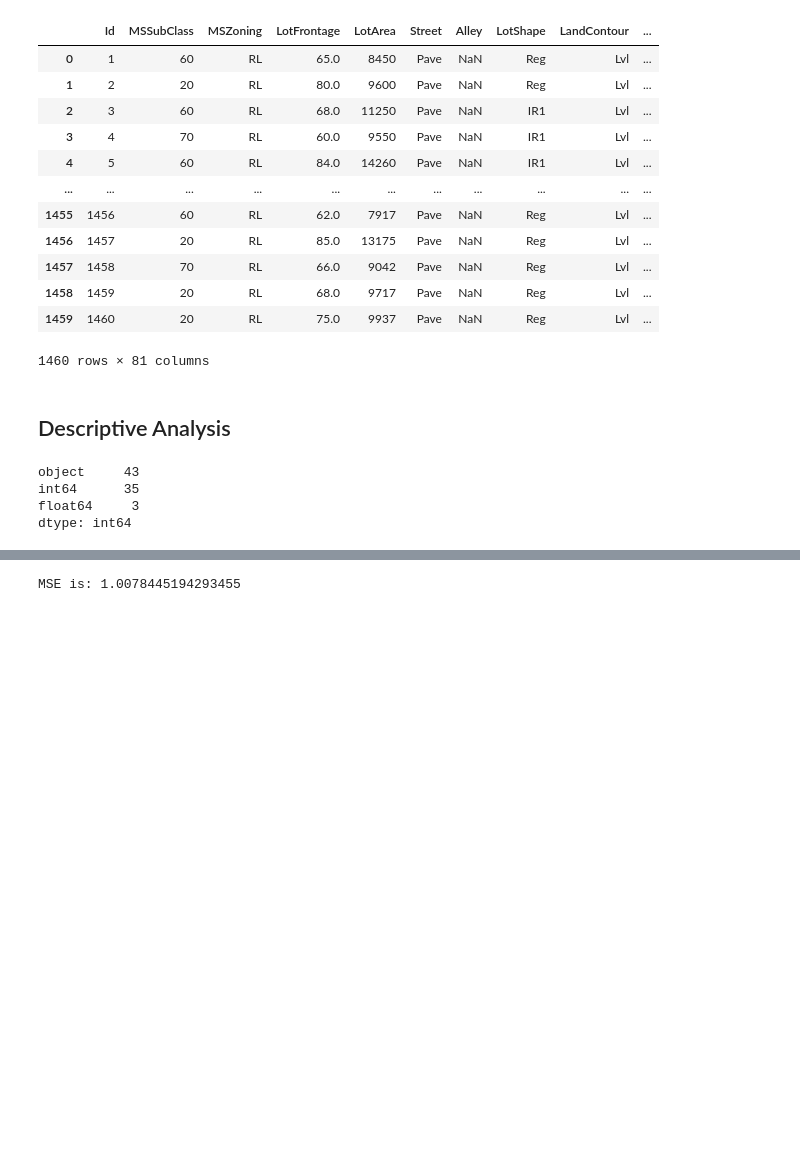
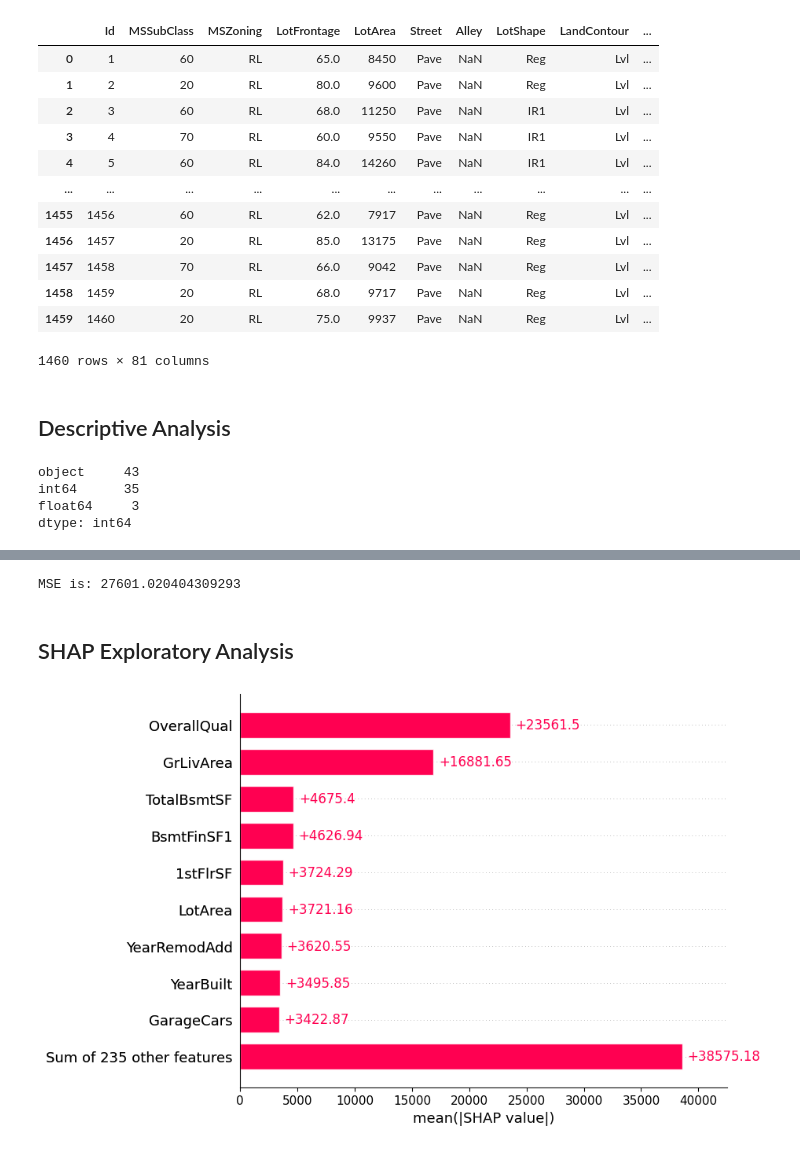
Before and after one commit to ozgunyargi/House-Price, a Jupyter notebook: house-price.ipynb, the cells around one changed output, grey strips where cells are left out. Cells and saved outputs as stored; diff of their text form; code cells hidden in the pictures; blank space fills up the shorter version.

Commit message:
Shap Exploratory Analysis is added.

```diff
--- a/house-price.ipynb
+++ b/house-price.ipynb
@@ -121,9 +122,9 @@ for train, test in KFold(9, shuffle=True, random_state=42).split(dfMerged):
     model = xgboost.XGBRegressor(n_estimators=1000, max_depth=7, eta=0.1, subsample=0.7, colsample_bytree=0.8)
     model.fit(X_train, y_train)
     preds = model.predict(X_test)
-    err = mean_squared_error(y_test, preds)
-    errs.append(10**err)
+    err = mean_squared_error(y_test, preds, squared=False)
+    errs.append(err)
 
 print("MSE is:", np.array(errs).mean())
 # %% [output]
-MSE is: 1.0078445194293455
+MSE is: 27601.020404309293
@@ -129,0 +136,15 @@ MSE is: 1.0078445194293455
+# %% [markdown]
+## SHAP Exploratory Analysis
+# %%
+labelCol = "SalePrice"
+trainCols = dfMerged.loc[:, ~dfMerged.columns.isin([labelCol])].columns.tolist()
+X_train, X_test, y_train, y_test = train_test_split(dfMerged[trainCols], dfMerged[labelCol], test_size=0.33, random_state=42)
+scaler = MinMaxScaler()
+X_train = scaler.fit_transform(X_train)
+X_test = scaler.transform(X_test)
+X_train = pd.DataFrame(X_train, columns=trainCols)
+X_test = pd.DataFrame(X_test, columns=trainCols)
+
+model = xgboost.XGBRegressor(n_estimators=1000, max_depth=7, eta=0.1, subsample=0.7, colsample_bytree=0.8)
+model.fit(X_train, y_train)
+preds = model.predict(X_test)
@@ -129,0 +153,7 @@ MSE is: 1.0078445194293455
+# %%
+explainer = shap.Explainer(model)
+shap_values = explainer(X_train)
+
+shap.plots.bar(shap_values)
+# %% [output]
+[figure, added]
```
Also changed, not shown: parts of 9 cells of this notebook.
